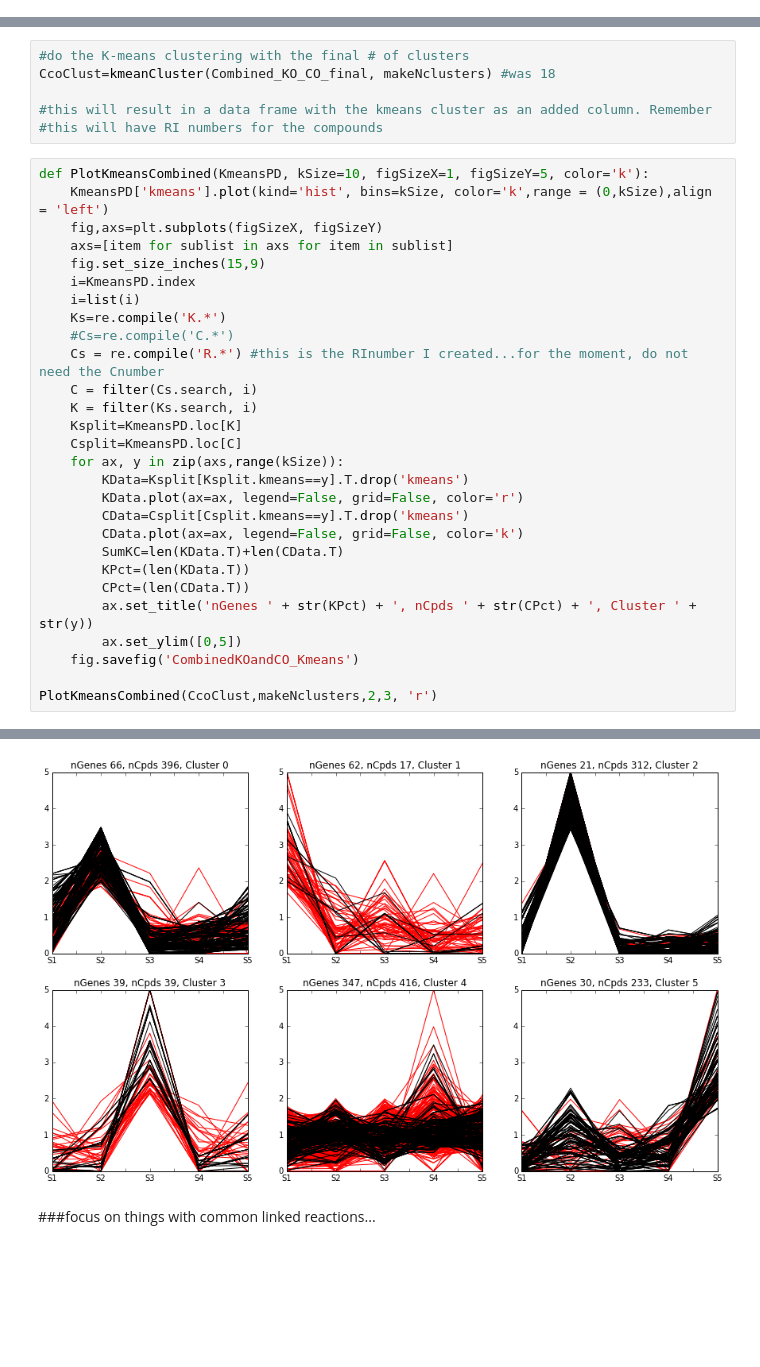
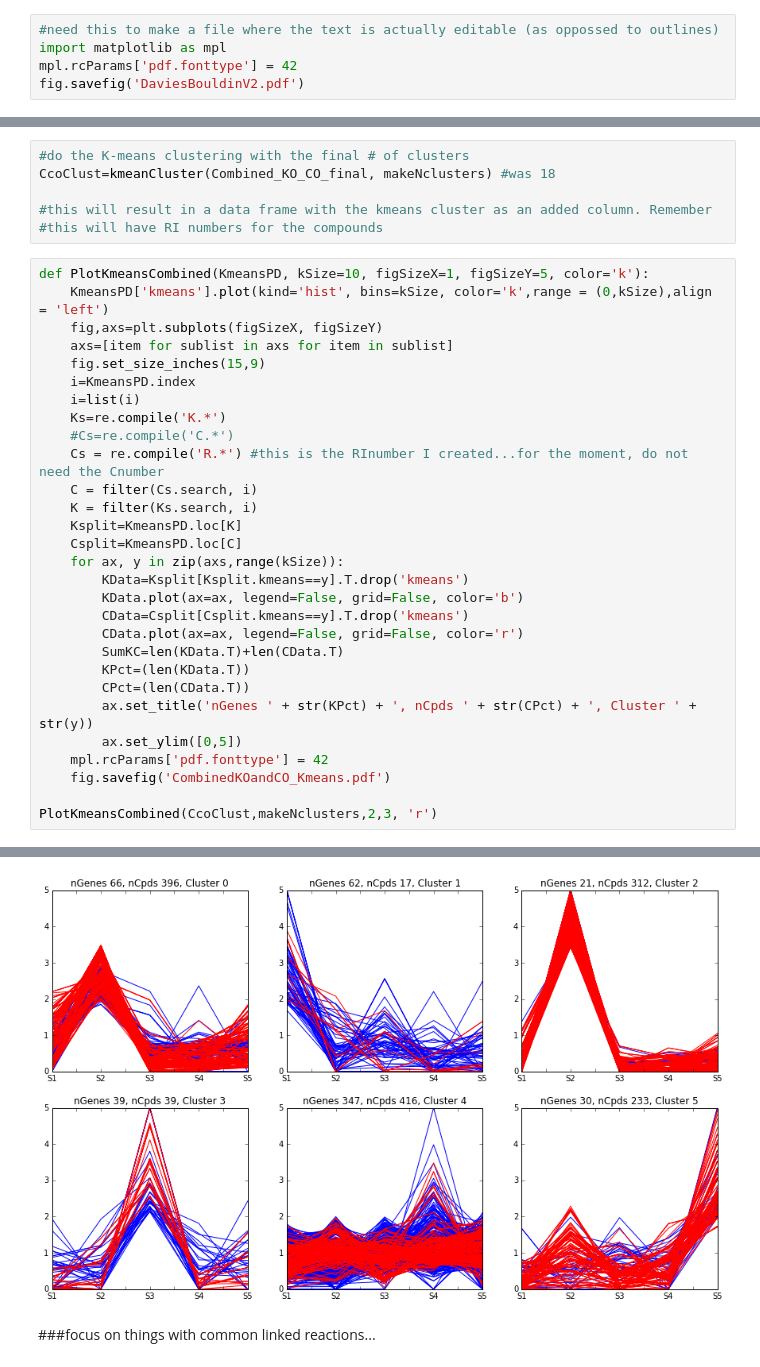
Before and after one commit to KujawinskiLaboratory/NB_Distribution, a Jupyter notebook: Linking CO and KOs.KL.ipynb, the cells around one changed output, grey strips where cells are left out. Saved outputs shown, nothing was run; the diff lists cells and outputs as text; blank space fills up the shorter version.

```diff
--- a/Linking CO and KOs.KL.ipynb
+++ b/Linking CO and KOs.KL.ipynb
@@ -391,3 +408,8 @@ plt.show()
+# %%
+#need this to make a file where the text is actually editable (as oppossed to outlines)
+import matplotlib as mpl
+mpl.rcParams['pdf.fonttype'] = 42
+fig.savefig('DaviesBouldinV2.pdf')
 # %%
 prefix = 'KO_norm2mean_'
 
@@ -456,34 +478,35 @@ CcoClust=kmeanCluster(Combined_KO_CO_final, makeNclusters) #was 18
 # %%
 def PlotKmeansCombined(KmeansPD, kSize=10, figSizeX=1, figSizeY=5, color='k'):
     KmeansPD['kmeans'].plot(kind='hist', bins=kSize, color='k',range = (0,kSize),align = 'left')
     fig,axs=plt.subplots(figSizeX, figSizeY)
     axs=[item for sublist in axs for item in sublist]
     fig.set_size_inches(15,9)
     i=KmeansPD.index
     i=list(i)
     Ks=re.compile('K.*')
     #Cs=re.compile('C.*')
     Cs = re.compile('R.*') #this is the RInumber I created...for the moment, do not need the Cnumber
     C = filter(Cs.search, i)
     K = filter(Ks.search, i)
     Ksplit=KmeansPD.loc[K]
     Csplit=KmeansPD.loc[C]
     for ax, y in zip(axs,range(kSize)):
         KData=Ksplit[Ksplit.kmeans==y].T.drop('kmeans')
-        KData.plot(ax=ax, legend=False, grid=False, color='r')
+        KData.plot(ax=ax, legend=False, grid=False, color='b')
         CData=Csplit[Csplit.kmeans==y].T.drop('kmeans')
-        CData.plot(ax=ax, legend=False, grid=False, color='k')
+        CData.plot(ax=ax, legend=False, grid=False, color='r')
         SumKC=len(KData.T)+len(CData.T)
         KPct=(len(KData.T))
         CPct=(len(CData.T))
         ax.set_title('nGenes ' + str(KPct) + ', nCpds ' + str(CPct) + ', Cluster ' + str(y))
         ax.set_ylim([0,5])
-    fig.savefig('CombinedKOandCO_Kmeans')
+    mpl.rcParams['pdf.fonttype'] = 42
+    fig.savefig('CombinedKOandCO_Kmeans.pdf')
 
 PlotKmeansCombined(CcoClust,makeNclusters,2,3, 'r')
 # %% [output]
 [figure]
-[figure, old version]
+[figure, new version]
 # %% [markdown]
 ###focus on things with common linked reactions...
 # %%
```
Also changed, not shown: parts of 16 cells of this notebook, 18 other files.
